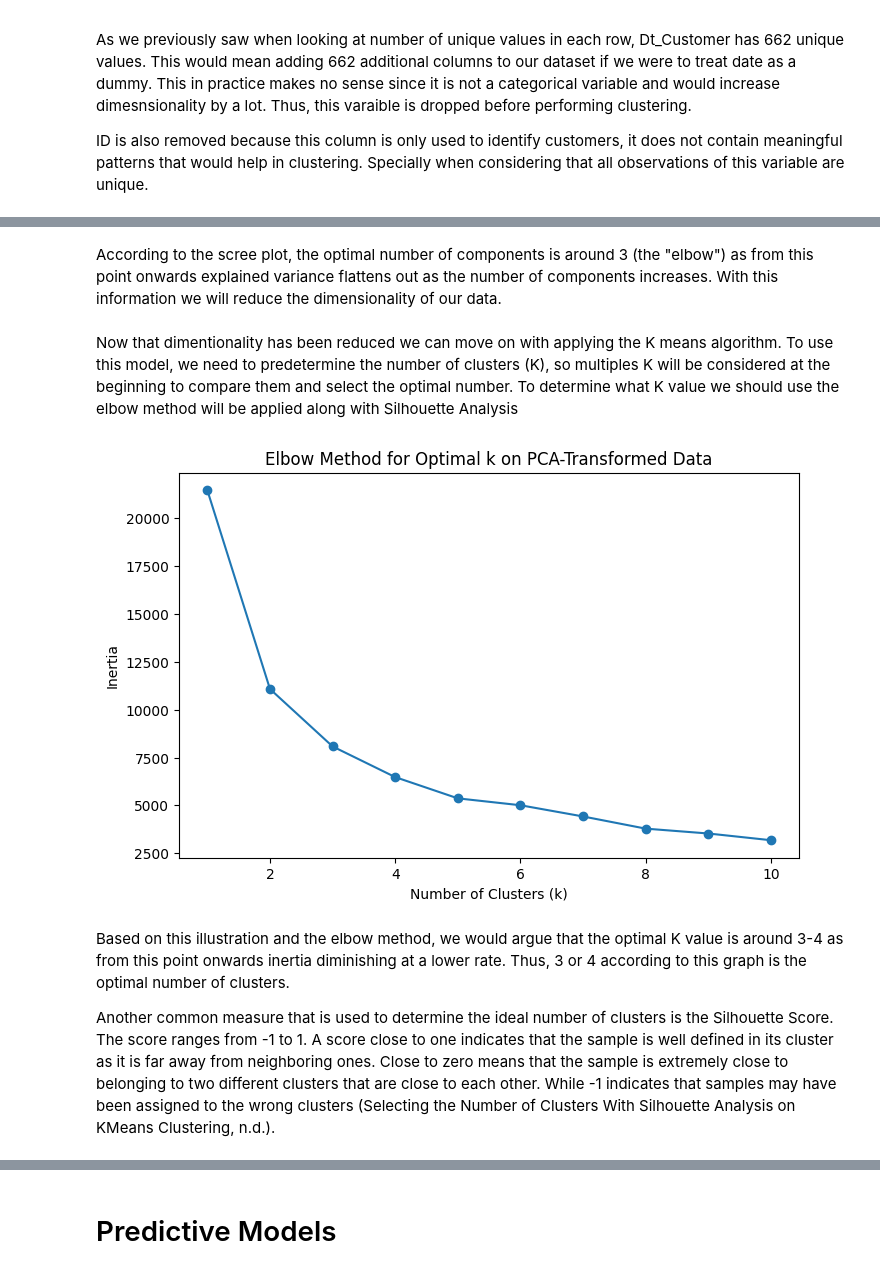
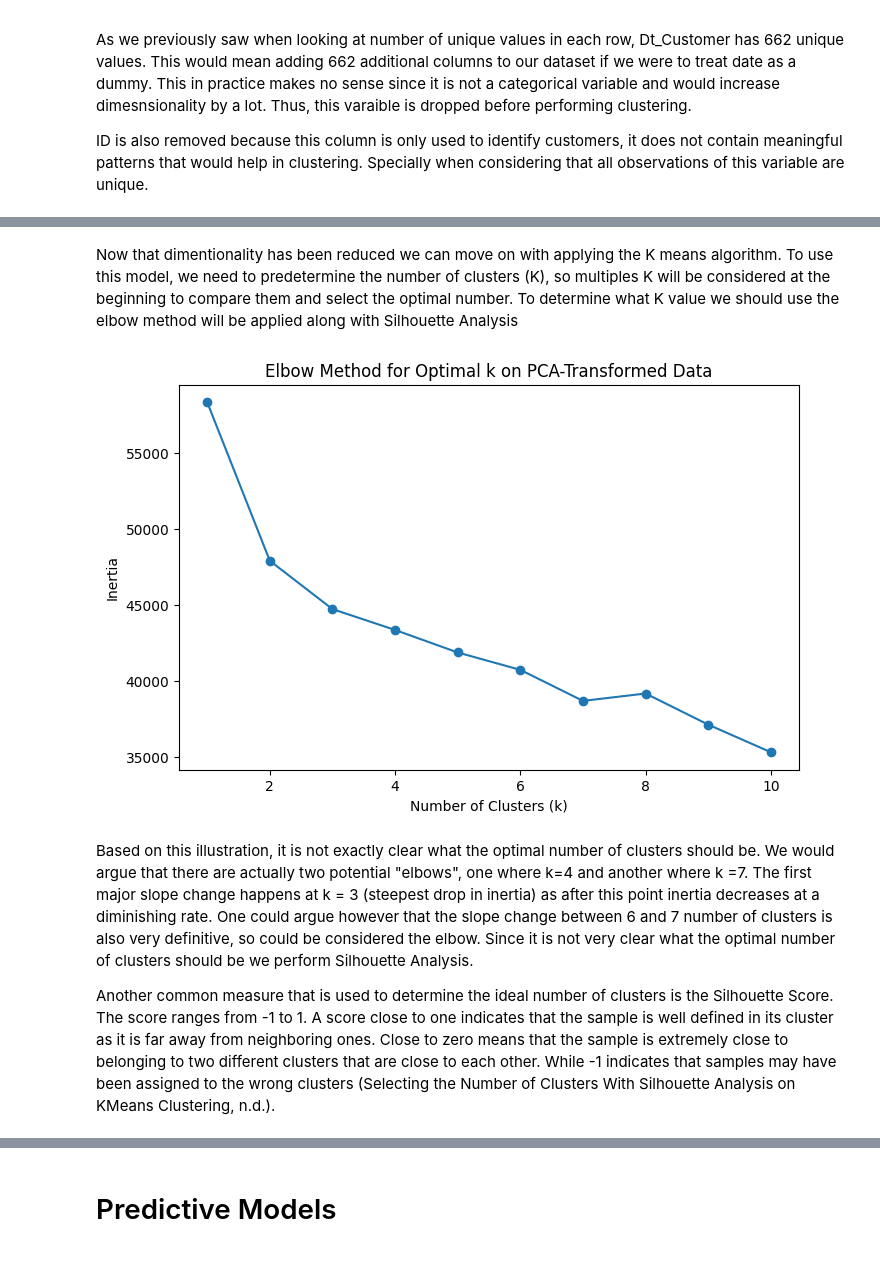
Before and after one commit to kimvkemenade/DM_team16, a Jupyter notebook: DM_Assignment_2.ipynb, the cells around one changed output, grey strips where cells are left out. Drawn from its saved outputs; the diff is of its cells as text; code cells hidden in the pictures.

```diff
--- a/DM_Assignment_2.ipynb
+++ b/DM_Assignment_2.ipynb
@@ -553,2 +508,0 @@ plt.show()
-# %% [markdown]
-According to the scree plot, the optimal number of components is around 3 (the "elbow") as from this point onwards explained variance flattens out as the number of components increases. With this information we will reduce the dimensionality of our data.
@@ -561,25 +511,25 @@ Now that dimentionality has been reduced we can move on with applying the K mean
 # %%
 # performing K-means clustering for each number of clusters (1-11 clusters)
 from sklearn.cluster import KMeans
 inertia = []  # list to hold sum of squared errors for each k
 k_values = range(1, 11)  # k from 1 to 10
 
 for k in k_values:
     kmeans = KMeans(n_clusters=k, random_state=42)
-    kmeans.fit(pca_data)
+    kmeans.fit(marketing_df_normalized)
     inertia.append(kmeans.inertia_)  # inertia aka sum of squared distances to nearest cluster center
 
 # plotting the elbow method
 plt.figure(figsize=(8, 5))
 plt.plot(k_values, inertia, marker='o')
 plt.xlabel("Number of Clusters (k)")
 plt.ylabel("Inertia")
 plt.title("Elbow Method for Optimal k on PCA-Transformed Data")
 plt.show()
 # %% [output]
-[figure, old version]
+[figure, new version]
 # %% [markdown]
-Based on this illustration and the elbow method, we would argue that the optimal K value is around 3-4 as from this point onwards inertia diminishing at a lower rate. Thus, 3 or 4 according to this graph is the optimal number of clusters.
+Based on this illustration, it is not exactly clear what the optimal number of clusters should be. We would argue that there are actually two potential "elbows", one where k=4 and another where k =7. The first major slope change happens at k = 3 (steepest drop in inertia) as after this point inertia decreases at a diminishing rate. One could argue however that the slope change between 6 and 7 number of clusters is also very definitive, so could be considered the elbow. Since it is not very clear what the optimal number of clusters should be we perform Silhouette Analysis.
 
 Another common measure that is used to determine the ideal number of clusters is the Silhouette Score. The score ranges from -1 to 1. A score close to one indicates that the sample is well defined in its cluster as it is far away from neighboring ones. Close to zero means that the sample is extremely close to belonging to two different clusters that are close to each other. While -1 indicates that samples may have been assigned to the wrong clusters (Selecting the Number of Clusters With Silhouette Analysis on KMeans Clustering, n.d.).
 # %%
```
Also changed, not shown: parts of 19 cells of this notebook.
